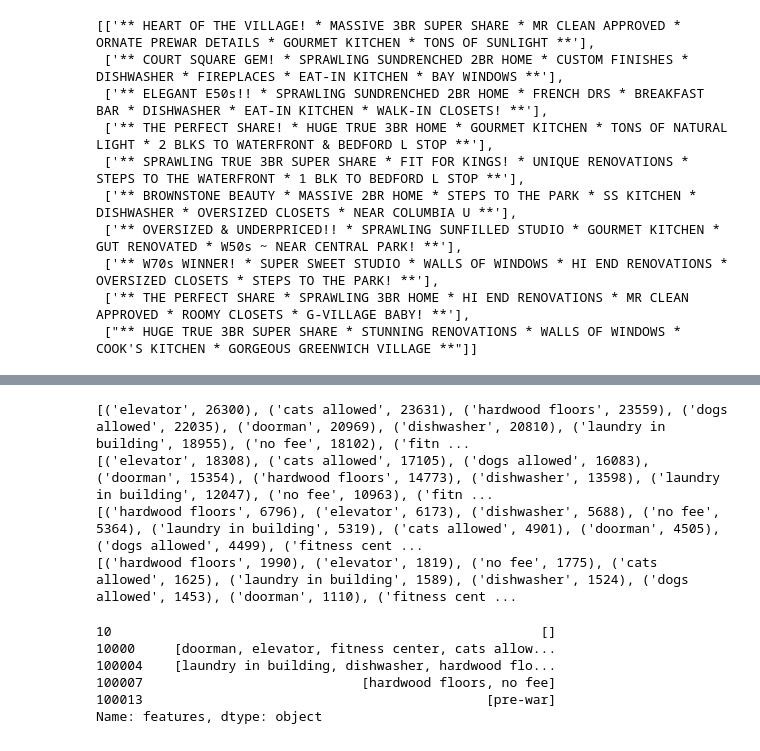
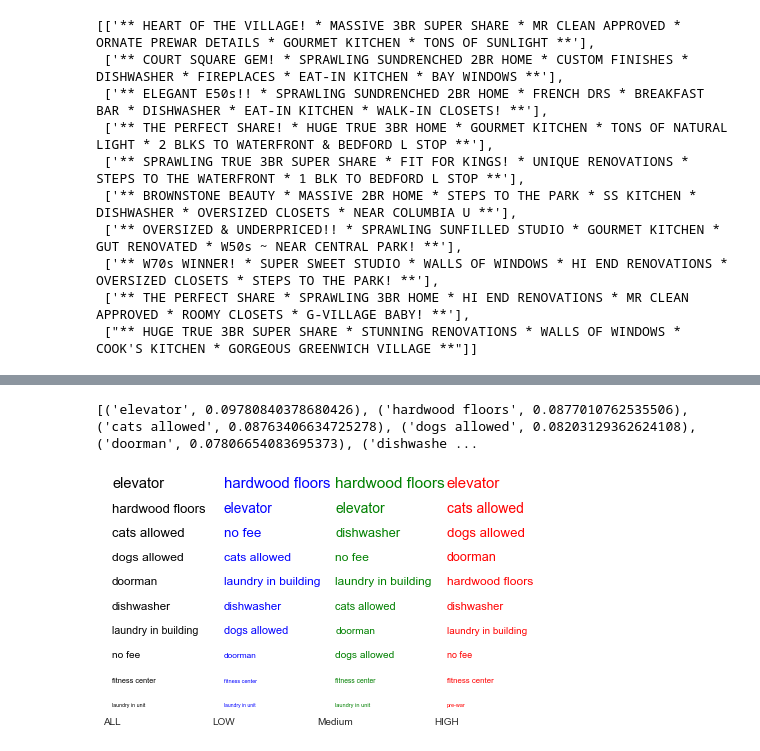
Before and after one commit to al825/Reatal_List_Classification, a Jupyter notebook: rental_list_classification.ipynb, the cells around one changed output, grey strips where cells are left out. Cells and saved outputs as stored; diff of their text form; code cells hidden in the pictures.

Commit message:
Feature freq plot.

```diff
--- a/rental_list_classification.ipynb
+++ b/rental_list_classification.ipynb
@@ -327,7 +327,7 @@ def feature_clean(feature_list):
     for ff in feature_list:
         if any(x in ff for x in ('*', '.', '^')):
             feature_list.remove(ff)
-            ff = re.sub('[*|^|.]+', ',', feature_list[0])
+            ff = re.sub('[*|^|.]+', ',', ff)
             # remove the ',' at the beginning and at the end of the string
             ff = re.sub('^[,]|[,]$', '', ff)
             feature_list += ff.split(',')
@@ -385,27 +385,46 @@ list(uniq_feat)[:10]
 # %%
 # feature frequency
-def feat_freq(feat, n_feat=20):
+def feat_freq(feat, n_feat=10, pect=True):
     '''Find feature frequency'''
     feature_list = get_features(feat)
     feat_counts = collections.Counter(feature_list)
+    if pect == True:
+        num_feat = len(feature_list)
+        for k, v in feat_counts.items():
+            feat_counts[k] = v/num_feat
     return sorted(feat_counts.items(), key = lambda x: x[1], reverse=True)[:n_feat]
 
-print(feat_freq(train_set['features']))
-print(feat_freq(train_set[train_set['interest_level']=='low']['features']))
-print(feat_freq(train_set[train_set['interest_level']=='medium']['features']))
-print(feat_freq(train_set[train_set['interest_level']=='high']['features']))
+feat_freq_all = feat_freq(train_set['features'])
+feat_freq_l = feat_freq(train_set[train_set['interest_level']=='low']['features'])
+feat_freq_m = feat_freq(train_set[train_set['interest_level']=='medium']['features'])
+feat_freq_h = feat_freq(train_set[train_set['interest_level']=='high']['features'])
+print(feat_freq_all)
 # %% [output]
-[('elevator', 26300), ('cats allowed', 23631), ('hardwood floors', 23559), ('dogs allowed', 22035), ('doorman', 20969), ('dishwasher', 20810), ('laundry in building', 18955), ('no fee', 18102), ('fitn ...
-[('elevator', 18308), ('cats allowed', 17105), ('dogs allowed', 16083), ('doorman', 15354), ('hardwood floors', 14773), ('dishwasher', 13598), ('laundry in building', 12047), ('no fee', 10963), ('fitn ...
-[('hardwood floors', 6796), ('elevator', 6173), ('dishwasher', 5688), ('no fee', 5364), ('laundry in building', 5319), ('cats allowed', 4901), ('doorman', 4505), ('dogs allowed', 4499), ('fitness cent ...
-[('hardwood floors', 1990), ('elevator', 1819), ('no fee', 1775), ('cats allowed', 1625), ('laundry in building', 1589), ('dishwasher', 1524), ('dogs allowed', 1453), ('doorman', 1110), ('fitness cent ...
+[('elevator', 0.09780840378680426), ('hardwood floors', 0.0877010762535506), ('cats allowed', 0.08763406634725278), ('dogs allowed', 0.08203129362624108), ('doorman', 0.07806654083695373), ('dishwashe ...
-# %%
-# 20 most frequent features
-train_set['features'].head()
-# %% [output]
-10                                                       []
-10000     [doorman, elevator, fitness center, cats allow...
-100004    [laundry in building, dishwasher, hardwood flo...
-100007                            [hardwood floors, no fee]
-100013                                            [pre-war]
-Name: features, dtype: object
+# %%
+# plot the feature frequency
+def plot_feat(feat_counts, ax, xtick, color):
+    n_feat = len(feat_counts)
+    ylim = np.linspace(n_feat*5, 1, n_feat)
+    for i, (f, c) in enumerate(feat_counts):
+        ax.plot(xtick, ylim[i], 'g')
+        ax.text(xtick, ylim[i], f, size=c*150, color=color)
+    return ax
+
+xtick_pos = (0, 20, 40, 60)
+colors = ('black', 'blue', 'green', 'red')
+
+ax = plt.subplot(1, 1, 1)
+plot_feat(feat_freq_all, ax, xtick_pos[0], colors[0])
+plot_feat(feat_freq_h, ax, xtick_pos[1], colors[1])
+plot_feat(feat_freq_m, ax, xtick_pos[2], colors[2])
+plot_feat(feat_freq_l, ax, xtick_pos[3], colors[3])
+
+ax.grid(False)
+ax.patch.set_facecolor('white')
+ax.set_xticks(xtick_pos)
+ax.set_xticklabels(('ALL', 'LOW', 'Medium', 'HIGH'))
+ax.yaxis.set_visible(False)
+plt.show()
+# %% [output]
+[figure, added]
```
Also changed, not shown: parts of 4 cells of this notebook.
